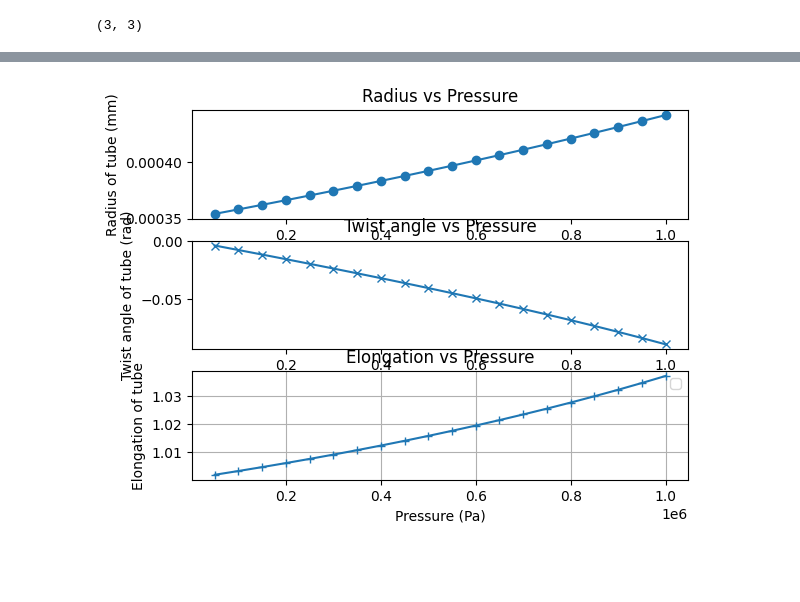
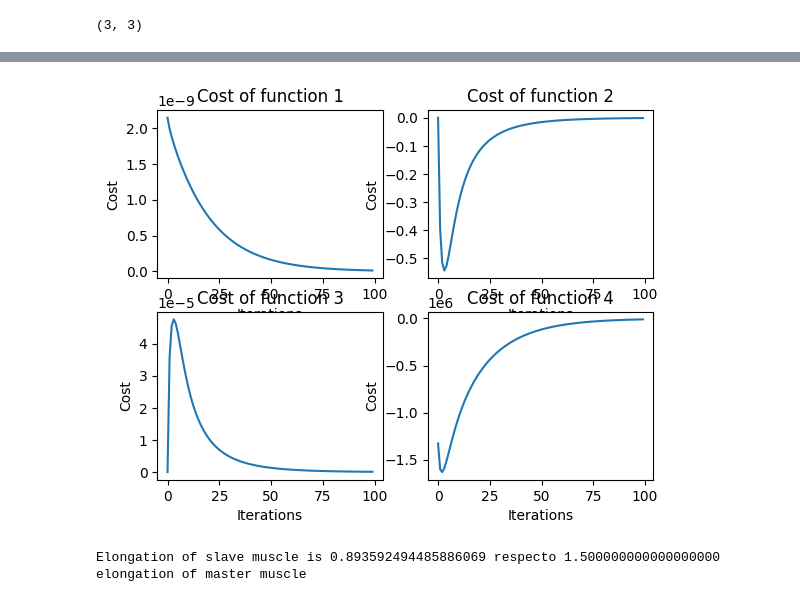
Before and after one commit to AnTong123-hue/Nonlinear-Modelling, a Jupyter notebook: SFSA_modeling.ipynb, the cells around one changed output, grey strips where cells are left out. Saved outputs shown, nothing was run; the diff lists cells and outputs as text; code cells hidden in the pictures; blank space fills up the shorter version.

```diff
--- a/SFSA_modeling.ipynb
+++ b/SFSA_modeling.ipynb
@@ -50,8 +50,8 @@ def df_grad_tensor(R, R_i, r_i, lbd, phi, alpha):
     # sp.pprint(s_a)
     return F, s
 # %%
-F_a, s_a = df_grad_tensor(R_a, R_ia, r_ia, lbd_a, phi_a, alpha_a)
-F_b, s_b = df_grad_tensor(R_b, R_ib, r_ib, lbd_b, phi_b, alpha_b)
+F_a, s_a = df_grad_tensor(R_a, R_ia, r_ia, lbd_a, phi_a, alpha_a, L_a)
+F_b, s_b = df_grad_tensor(R_b, R_ib, r_ib, lbd_b, phi_b, alpha_b, L_b)
 # %%
 # First and fourth invariants of master muscle
 I1_a = sp.trace(sp.MatMul(F_a, F_a.T))
@@ -226,6 +253,10 @@ def Jacobian_matrix ( f1, f2_dot, f3_dot, f4a_dot, f4b_dot, r_ia, r_ib, lbd_b, p
 def newton_raphson(f1, f2_dot, f3_dot, f4a_dot, f4b_dot, r_ia, r_ib, lbd_b, phi_b, input_val, R_ia, R_oa, R_ib, R_ob, lr=0.05, max_iterations=100, tolerance=0.0001):
     current_val = np.zeros(6)
     current_val[1:3] = input_val
+    current_val[0]  = 0.00035
+    current_val[3]  = 0.0002
+    current_val[5]  = 1.0
+
     f1_history = []
     f2_history = []
     f3_history = []
@@ -235,14 +266,17 @@ def newton_raphson(f1, f2_dot, f3_dot, f4a_dot, f4b_dot, r_ia, r_ib, lbd_b, phi_
         J, f1_subs, f2_subs, f3_subs, f4_subs = Jacobian_matrix(f1, f2_dot, f3_dot, f4a_dot, f4b_dot, r_ia, r_ib, lbd_b, phi_b, current_val, R_ia, R_oa, R_ib, R_ob)
         print(J)
         F = np.array([f1_subs, f2_subs, f3_subs, f4_subs], dtype=np.float64)
+        print("Cost:", F)
         f1_history.append(f1_subs)
         f2_history.append(f2_subs)
         f3_history.append(f3_subs)
         f4_history.append(f4_subs)
-        delta = -np.dot(np.linalg.pinv(J), F)
-        current += lr * delta
+        delta = -np.dot(np.linalg.inv(J), F)
+        current_val[0] += lr * delta[0]
+        current_val[3:5] += lr * delta[1:3]
+        current_val[-1] += lr * 10 * delta[-1]
         # Display the current iteration and the values of ri, phi, lambda
-        print(f"Iteration {i+1}: ri = {x[0]}, phi = {x[1]}, lambda = {x[2]}")
+        print(f"Iteration {i+1:8d}: r_ia = {current_val[0]:10.7f}, r_ib = {current_val[3]:10.7f}, phi_b = {current_val[4]:10.7f}, lambda_b = {current_val[5]:10.7f}")
         if np.linalg.norm(delta) < tolerance:
             print(f"Convergence achieved after {i+1} iterations.")
             break
@@ -257,5 +287,5 @@ print(R_ib, R_ob)
 input_val = np.array([0.0, 1.5])
 func_hist = []
 
-robot_config, func_hist = newton_raphson(f1, f2_dot, f3_dot, f4a_dot, f4b_dot, r_ia, r_ib, lbd_b, phi_b, input_val, R_ia, R_oa, R_ib, R_ob, lr=0.05, max_iterations=100, tolerance=0.0001)
+robot_config, func_hist = newton_raphson(f1, f2_dot, f3_dot, f4a_dot, f4b_dot, r_ia, r_ib, lbd_b, phi_b, input_val, R_ia, R_oa, R_ib, R_ob, lr=0.05, max_iterations=100, tolerance=0.0000001)
 # %% [output]
@@ -267,22 +309,29 @@ LinAlgError: SVD did not converge
 # %%
 # Plot differences of tube configuration respect to input pressure
-plt.subplot(3,1,1)
-plt.plot(P_array, ri_array, marker="o")
-plt.title("Radius vs Pressure")
-plt.xlabel("Pressure (Pa)")
-plt.ylabel("Radius of tube (mm)")
-plt.subplot(3,1,2)
-plt.plot(P_array, phi_array, marker="x")
-plt.title("Twist angle vs Pressure")
-plt.xlabel("Pressure (Pa)")
-plt.ylabel("Twist angle of tube (rad)")
-plt.subplot(3,1,3)
-plt.plot(P_array, lbd_array, marker="+")
-plt.title("Elongation vs Pressure")
-plt.xlabel("Pressure (Pa)")
-plt.ylabel("Elongation of tube")
-plt.legend()
-plt.grid()
+plt.subplot(2,2,1)
+plt.plot(func_hist[0] )
+plt.title("Cost of function 1")
+plt.xlabel("Iterations")
+plt.ylabel("Cost")
+plt.subplot(2,2,2)
+plt.plot(func_hist[1] )
+plt.title("Cost of function 2")
+plt.xlabel("Iterations")
+plt.ylabel("Cost")
+plt.subplot(2,2,3)
+plt.plot(func_hist[2] )
+plt.title("Cost of function 3")
+plt.xlabel("Iterations")
+plt.ylabel("Cost")
+plt.subplot(2,2,4)
+plt.plot(func_hist[3] )
+plt.title("Cost of function 4")
+plt.xlabel("Iterations")
+plt.ylabel("Cost")
 plt.show()
 # %% [output]
-[figure, old version]
+[figure, new version]
+# %%
+print(f"Elongation of slave muscle is {robot_config[5]:20.18f} respecto {robot_config[2]:20.18f} elongation of master muscle")
+# %% [output]
+Elongation of slave muscle is 0.893592494485886069 respecto 1.500000000000000000 elongation of master muscle
```
Also changed, not shown: parts of 8 cells of this notebook.
